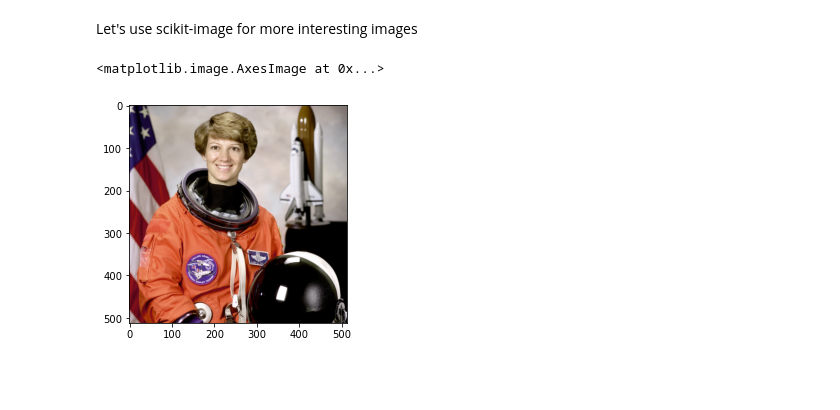
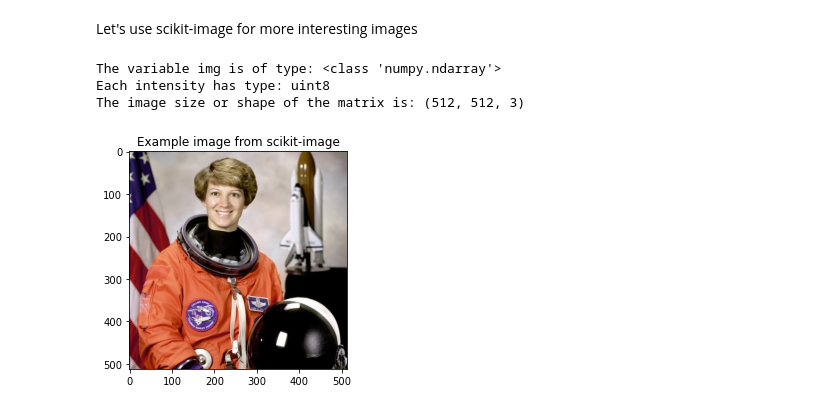
Before and after one commit to erodner/bvlecture, a Jupyter notebook: 00-introduction/introduction_to_python.ipynb, the cells around one changed output. Drawn from its saved outputs; the diff is of its cells as text; code cells hidden in the pictures; blank space fills up the shorter version.

```diff
--- a/00-introduction/introduction_to_python.ipynb
+++ b/00-introduction/introduction_to_python.ipynb
@@ -56,9 +82,18 @@ Let's use scikit-image for more interesting images
 import skimage.data as examples
 # %%
 img = examples.astronaut()
+# %%
+print (f"The variable img is of type: {type(img)}")
+print (f"Each intensity has type: {img.dtype}")
+print (f"The image size or shape of the matrix is: {img.shape}")
+# %% [output]
+The variable img is of type: <class 'numpy.ndarray'>
+Each intensity has type: uint8
+The image size or shape of the matrix is: (512, 512, 3)
 # %%
 plt.imshow(img)
+plt.title("Example image from scikit-image")
+plt.show()
 # %% [output]
-<matplotlib.image.AxesImage at 0x...>
-[figure, old version]
+[figure, new version]
 # %%
```
Also changed, not shown: parts of 12 cells of this notebook, 1 other file.
